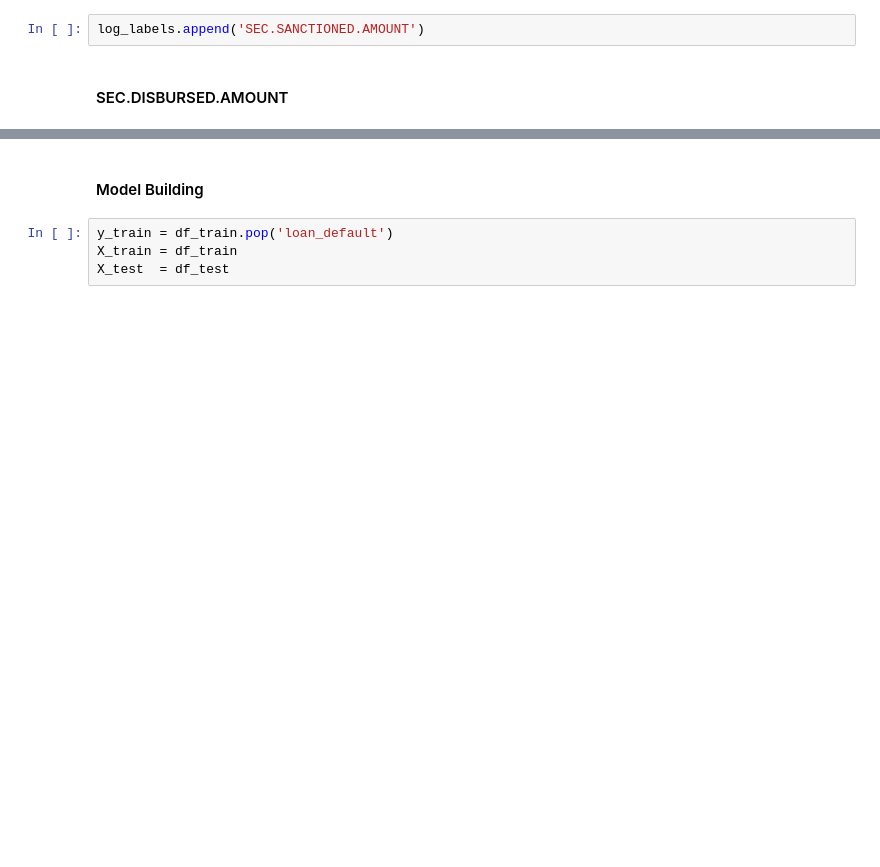
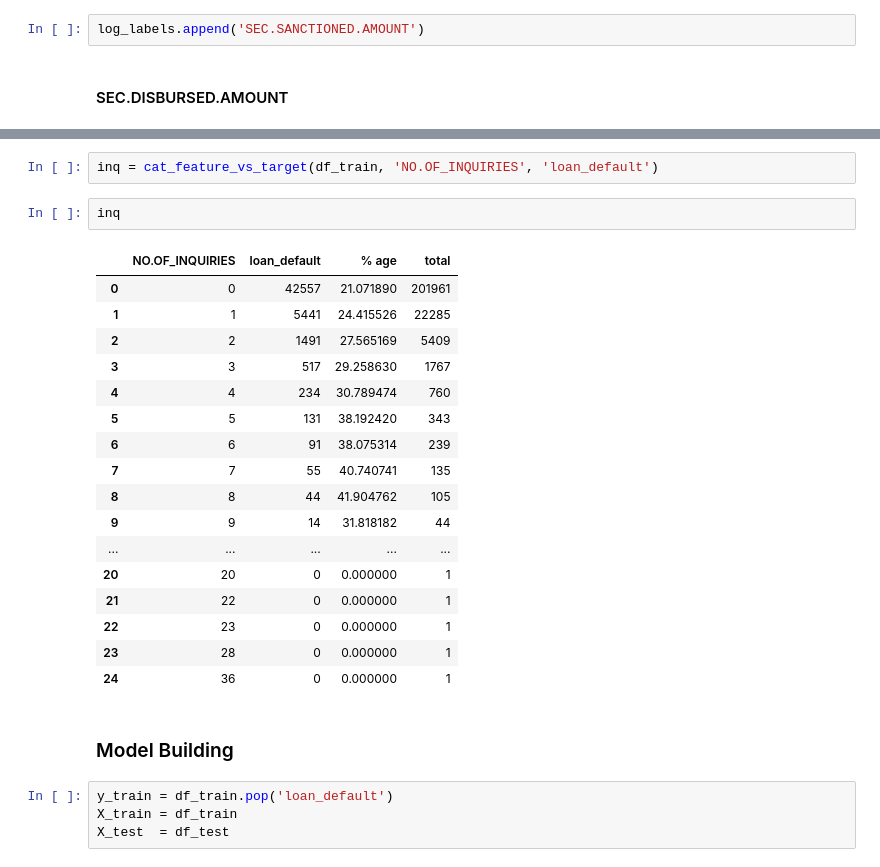
Before and after one commit to patwadeepak/ltfs-finhack, a Jupyter notebook: code.ipynb, the cells around one changed output, grey strips where cells are left out. Saved outputs shown, nothing was run; the diff lists cells and outputs as text; blank space fills up the shorter version.

```diff
--- a/code.ipynb
+++ b/code.ipynb
@@ -573,5 +657,27 @@ log_labels.append('SEC.SANCTIONED.AMOUNT')
+# %%
+inq = cat_feature_vs_target(df_train, 'NO.OF_INQUIRIES', 'loan_default')
+# %%
+inq
+# %% [output]
+|  | NO.OF_INQUIRIES | loan_default | % age | total |
+| 0 | 0 | 42557 | 21.071890 | 201961 |
+| 1 | 1 | 5441 | 24.415526 | 22285 |
+| 2 | 2 | 1491 | 27.565169 | 5409 |
+| 3 | 3 | 517 | 29.258630 | 1767 |
+| 4 | 4 | 234 | 30.789474 | 760 |
+| 5 | 5 | 131 | 38.192420 | 343 |
+| 6 | 6 | 91 | 38.075314 | 239 |
+| 7 | 7 | 55 | 40.740741 | 135 |
+| 8 | 8 | 44 | 41.904762 | 105 |
+| 9 | 9 | 14 | 31.818182 | 44 |
+| ... | ... | ... | ... | ... |
+| 20 | 20 | 0 | 0.000000 | 1 |
+| 21 | 22 | 0 | 0.000000 | 1 |
+| 22 | 23 | 0 | 0.000000 | 1 |
+| 23 | 28 | 0 | 0.000000 | 1 |
+| 24 | 36 | 0 | 0.000000 | 1 |
 # %% [markdown]
-#### Model Building
+### Model Building
 # %%
 y_train = df_train.pop('loan_default')
 X_train = df_train
```
Also changed, not shown: parts of 39 cells of this notebook.
